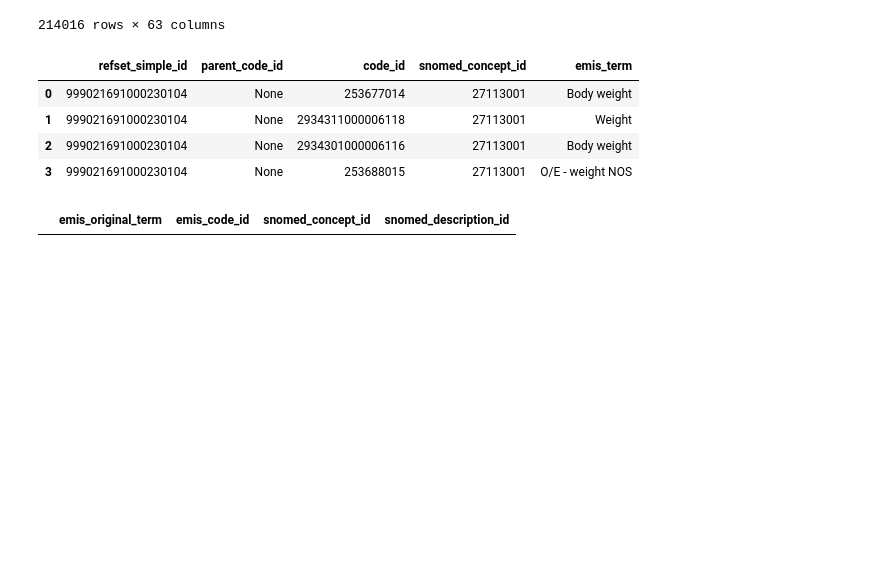
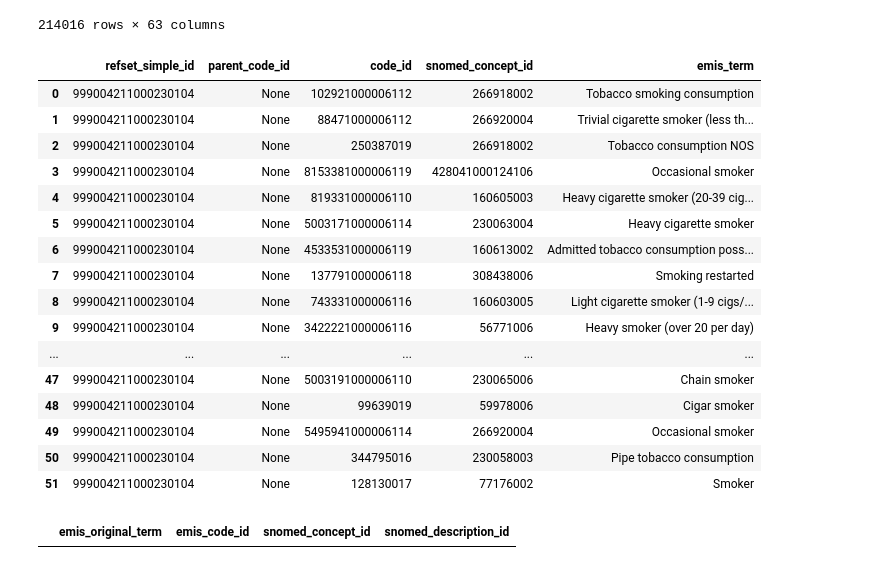
Before and after one commit to rpenn97/EMIS_task, a Jupyter notebook: solution/solution_py.ipynb, the cells around one changed output. Drawn from its saved outputs; the diff is of its cells as text; code cells hidden in the pictures; blank space fills up the shorter version.

Commit message:
EOD working on except code for retrieval of asthma patients whilst removing smokers/COPD etc

```diff
--- a/solution/solution_py.ipynb
+++ b/solution/solution_py.ipynb
@@ -268,14 +269,26 @@ psql.sqldf("""SELECT * FROM medication_table m
 # %%
 psql.sqldf("""
            SELECT * FROM clinical_codes c
-           WHERE c.snomed_concept_id = 27113001
+           WHERE c.refset_simple_id = 999004211000230104
            """)
 # %% [output]
 |  | refset_simple_id | parent_code_id | code_id | snomed_concept_id | emis_term |
-| 0 | 999021691000230104 | None | 253677014 | 27113001 | Body weight |
-| 1 | 999021691000230104 | None | 2934311000006118 | 27113001 | Weight |
-| 2 | 999021691000230104 | None | 2934301000006116 | 27113001 | Body weight |
-| 3 | 999021691000230104 | None | 253688015 | 27113001 | O/E - weight NOS |
+| 0 | 999004211000230104 | None | 102921000006112 | 266918002 | Tobacco smoking consumption |
+| 1 | 999004211000230104 | None | 88471000006112 | 266920004 | Trivial cigarette smoker (less th... |
+| 2 | 999004211000230104 | None | 250387019 | 266918002 | Tobacco consumption NOS |
+| 3 | 999004211000230104 | None | 8153381000006119 | 428041000124106 | Occasional smoker |
+| 4 | 999004211000230104 | None | 819331000006110 | 160605003 | Heavy cigarette smoker (20-39 cig... |
+| 5 | 999004211000230104 | None | 5003171000006114 | 230063004 | Heavy cigarette smoker |
+| 6 | 999004211000230104 | None | 4533531000006119 | 160613002 | Admitted tobacco consumption poss... |
+| 7 | 999004211000230104 | None | 137791000006118 | 308438006 | Smoking restarted |
+| 8 | 999004211000230104 | None | 743331000006116 | 160603005 | Light cigarette smoker (1-9 cigs/... |
+| 9 | 999004211000230104 | None | 3422221000006116 | 56771006 | Heavy smoker (over 20 per day) |
+| ... | ... | ... | ... | ... | ... |
+| 47 | 999004211000230104 | None | 5003191000006110 | 230065006 | Chain smoker |
+| 48 | 999004211000230104 | None | 99639019 | 59978006 | Cigar smoker |
+| 49 | 999004211000230104 | None | 5495941000006114 | 266920004 | Occasional smoker |
+| 50 | 999004211000230104 | None | 344795016 | 230058003 | Pipe tobacco consumption |
+| 51 | 999004211000230104 | None | 128130017 | 77176002 | Smoker |
 # %%
 psql.sqldf("""
            SELECT c.emis_original_term, c.emis_code_id, c.snomed_concept_id, c.snomed_description_id FROM medication_table c
```
Also changed, not shown: parts of 4 cells of this notebook.
